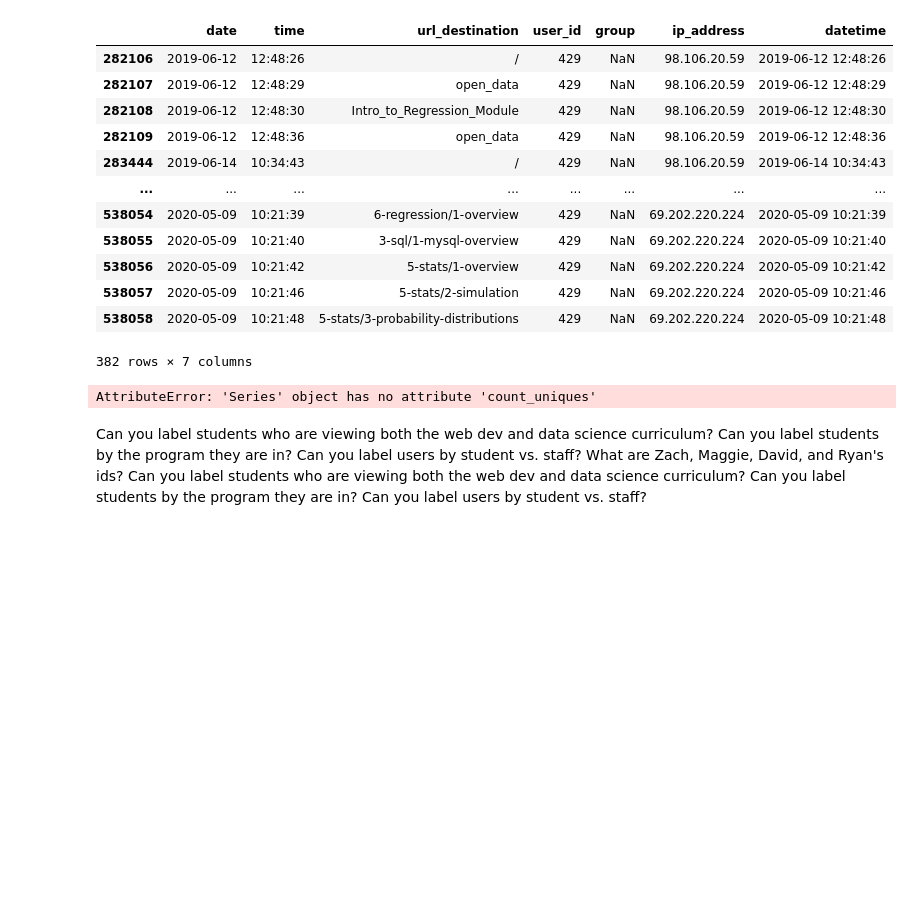
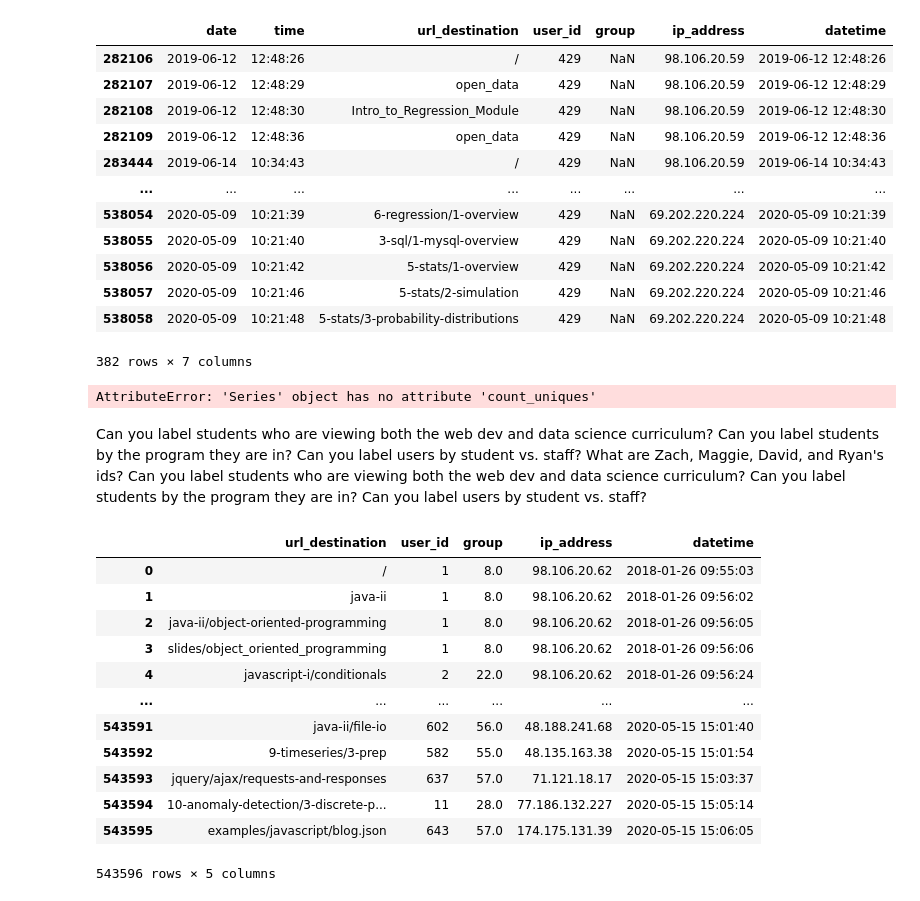
Before and after one commit to noahmelngailis/anomaly_detection, a Jupyter notebook: discrete_anomaly_detection.ipynb, the cells around one changed output. Drawn from its saved outputs; the diff is of its cells as text; code cells hidden in the pictures; blank space fills up the shorter version.

```diff
--- a/discrete_anomaly_detection.ipynb
+++ b/discrete_anomaly_detection.ipynb
@@ -144,6 +144,8 @@ array([ 8., 22., 21.,  1., 16., 18., 19., nan, 13., 14., 15.,  7.,  4.,
 df['datetime'] = df['date'] + " " + df['time']
 df.datetime = pd.to_datetime(df.datetime)
 df.set_index('datetime')
+df = df.drop(columns= (['date','time']))
+df = df.rename(columns = {'unknown_1': 'user_id', 'unknown_2': 'cohort'})
 # %% [output]
 |  | date | time | url_destination | unknown_1 | unknown_2 | ip_address |
 | datetime |  |  |  |  |  |  |
@@ -280,0 +280,16 @@ Can you label students who are viewing both the web dev and data science curricu
+# %%
+df
+# %% [output]
+|  | url_destination | user_id | group | ip_address | datetime |
+| 0 | / | 1 | 8.0 | 98.106.20.62 | 2018-01-26 09:55:03 |
+| 1 | java-ii | 1 | 8.0 | 98.106.20.62 | 2018-01-26 09:56:02 |
+| 2 | java-ii/object-oriented-programming | 1 | 8.0 | 98.106.20.62 | 2018-01-26 09:56:05 |
+| 3 | slides/object_oriented_programming | 1 | 8.0 | 98.106.20.62 | 2018-01-26 09:56:06 |
+| 4 | javascript-i/conditionals | 2 | 22.0 | 98.106.20.62 | 2018-01-26 09:56:24 |
+| ... | ... | ... | ... | ... | ... |
+| 543591 | java-ii/file-io | 602 | 56.0 | 48.188.241.68 | 2020-05-15 15:01:40 |
+| 543592 | 9-timeseries/3-prep | 582 | 55.0 | 48.135.163.38 | 2020-05-15 15:01:54 |
+| 543593 | jquery/ajax/requests-and-responses | 637 | 57.0 | 71.121.18.17 | 2020-05-15 15:03:37 |
+| 543594 | 10-anomaly-detection/3-discrete-p... | 11 | 28.0 | 77.186.132.227 | 2020-05-15 15:05:14 |
+| 543595 | examples/javascript/blog.json | 643 | 57.0 | 174.175.131.39 | 2020-05-15 15:06:05 |
+543596 rows × 5 columns
```
Also changed, not shown: parts of 3 cells of this notebook.
